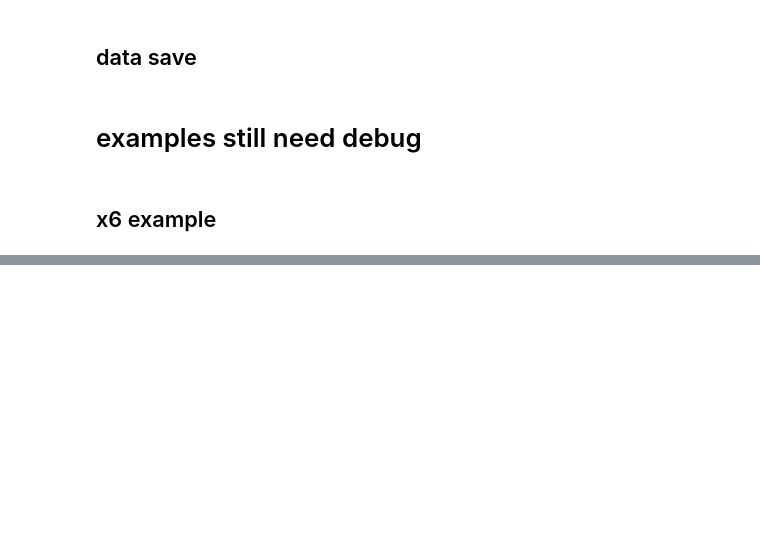
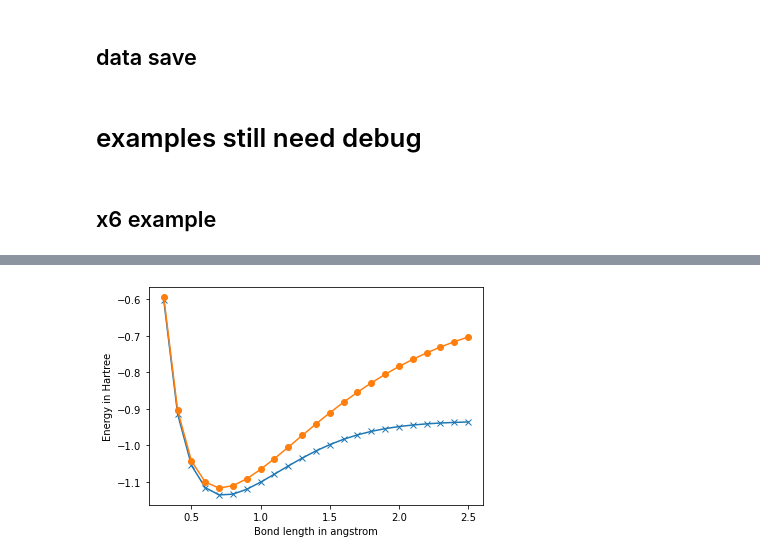
Before and after one commit to liuqichun3809/Quantum_Lab, a Jupyter notebook: qulab/tools/auto_meas_app/auto_meas_data_process.ipynb, the cells around one changed output, grey strips where cells are left out. Drawn from its saved outputs; the diff is of its cells as text; code cells hidden in the pictures; blank space fills up the shorter version.

```diff
--- a/qulab/tools/auto_meas_app/auto_meas_data_process.ipynb
+++ b/qulab/tools/auto_meas_app/auto_meas_data_process.ipynb
@@ -431,0 +639,15 @@ ax.plot(np.mean(ch_B[2:,:],axis=0),'b-<')
+# %%
+from openfermion.transforms import get_fermion_operator,jordan_wigner
+
+# Set molecule parameters.
+basis = 'sto-3g'
+multiplicity = 1
+bond_length = 0.3
+description = str(round(bond_length,2))
+geometry = [('H', (0., 0., 0.)), ('H', (0., 0., bond_length))]
+molecule = MolecularData(geometry, basis, multiplicity, description=description)
+
+# Load data.
+molecule.load()
+h2_qubit_hamiltonian = jordan_wigner(get_fermion_operator(molecule.get_molecular_hamiltonian()))
+print(h2_qubit_hamiltonian)
@@ -431,0 +692,54 @@ ax.plot(np.mean(ch_B[2:,:],axis=0),'b-<')
+# %%
+from openfermion.transforms import get_fermion_operator,jordan_wigner
+
+# Set molecule parameters.
+basis = 'sto-3g'
+multiplicity = 1
+bond_length_interval = 0.1
+n_points = 25
+
+# Generate molecule at different bond lengths.
+hf_energies = []
+fci_energies = []
+bond_lengths = []
+for point in range(3, n_points + 1):
+    bond_length = bond_length_interval * point
+    bond_lengths += [bond_length]
+    description = str(round(bond_length,2))
+    print(description)
+    geometry = [('H', (0., 0., 0.)), ('H', (0., 0., bond_length))]
+    molecule = MolecularData(
+        geometry, basis, multiplicity, description=description)
+
+    # Load data.
+    molecule.load()
+    h2_qubit_hamiltonian = jordan_wigner(get_fermion_operator(molecule.get_molecular_hamiltonian()))
+    print(h2_qubit_hamiltonian)
+
+    """
+    # Print out some results of calculation.
+    print('\nAt bond length of {} angstrom, molecular hydrogen has:'.format(
+        bond_length))
+    print('Hartree-Fock energy of {} Hartree.'.format(molecule.hf_energy))
+    print('MP2 energy of {} Hartree.'.format(molecule.mp2_energy))
+    print('FCI energy of {} Hartree.'.format(molecule.fci_energy))
+    print('Nuclear repulsion energy between protons is {} Hartree.'.format(
+        molecule.nuclear_repulsion))
+    for orbital in range(molecule.n_orbitals):
+        print('Spatial orbital {} has energy of {} Hartree.'.format(
+            orbital, molecule.orbital_energies[orbital]))
+    """
+    hf_energies += [molecule.hf_energy]
+    fci_energies += [molecule.fci_energy]
+
+# Plot.
+import matplotlib.pyplot as plt
+%matplotlib inline
+
+plt.figure(0)
+plt.plot(bond_lengths, fci_energies, 'x-')
+plt.plot(bond_lengths, hf_energies, 'o-')
+plt.ylabel('Energy in Hartree')
+plt.xlabel('Bond length in angstrom')
+plt.show()
+# %% [output]
@@ -431,0 +763 @@ ax.plot(np.mean(ch_B[2:,:],axis=0),'b-<')
+[figure, added]
```
Also changed, not shown: parts of 20 cells of this notebook, 1 other file.
